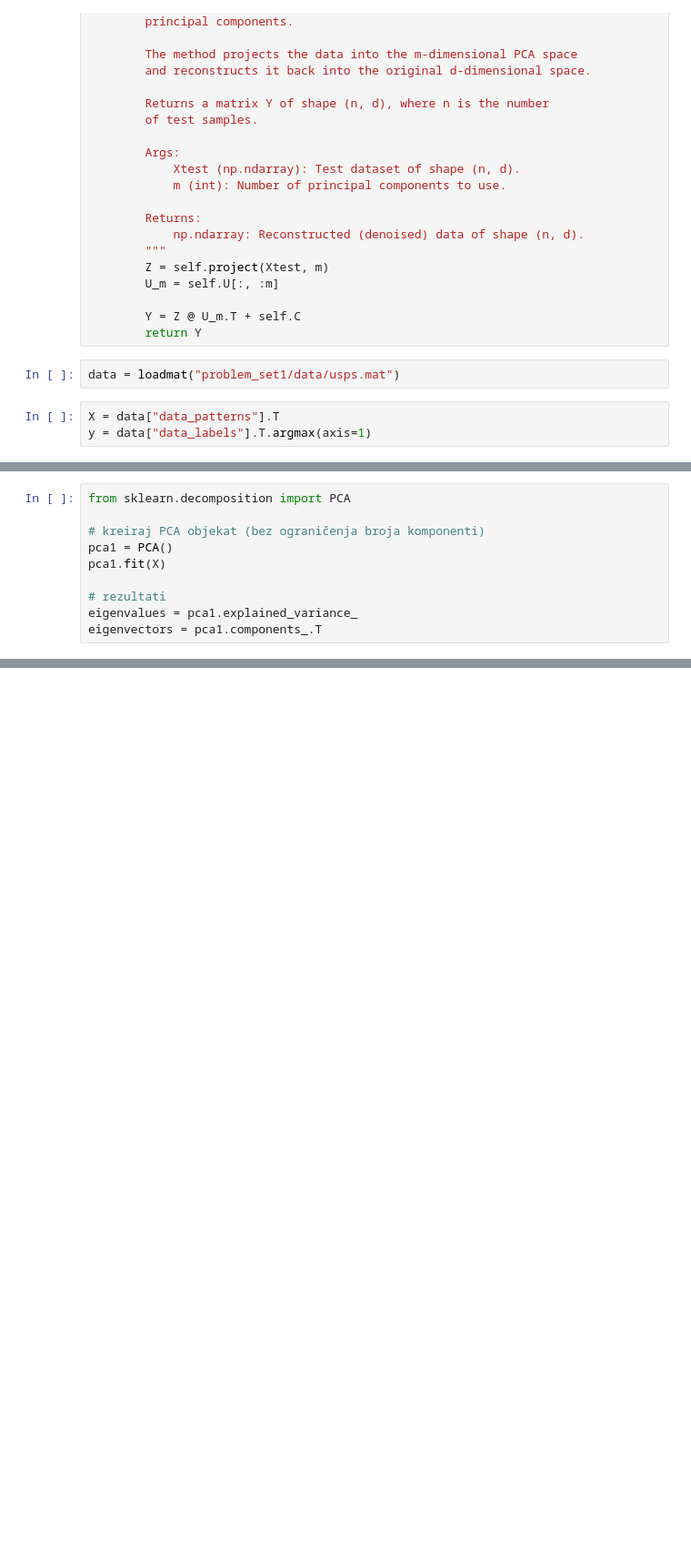
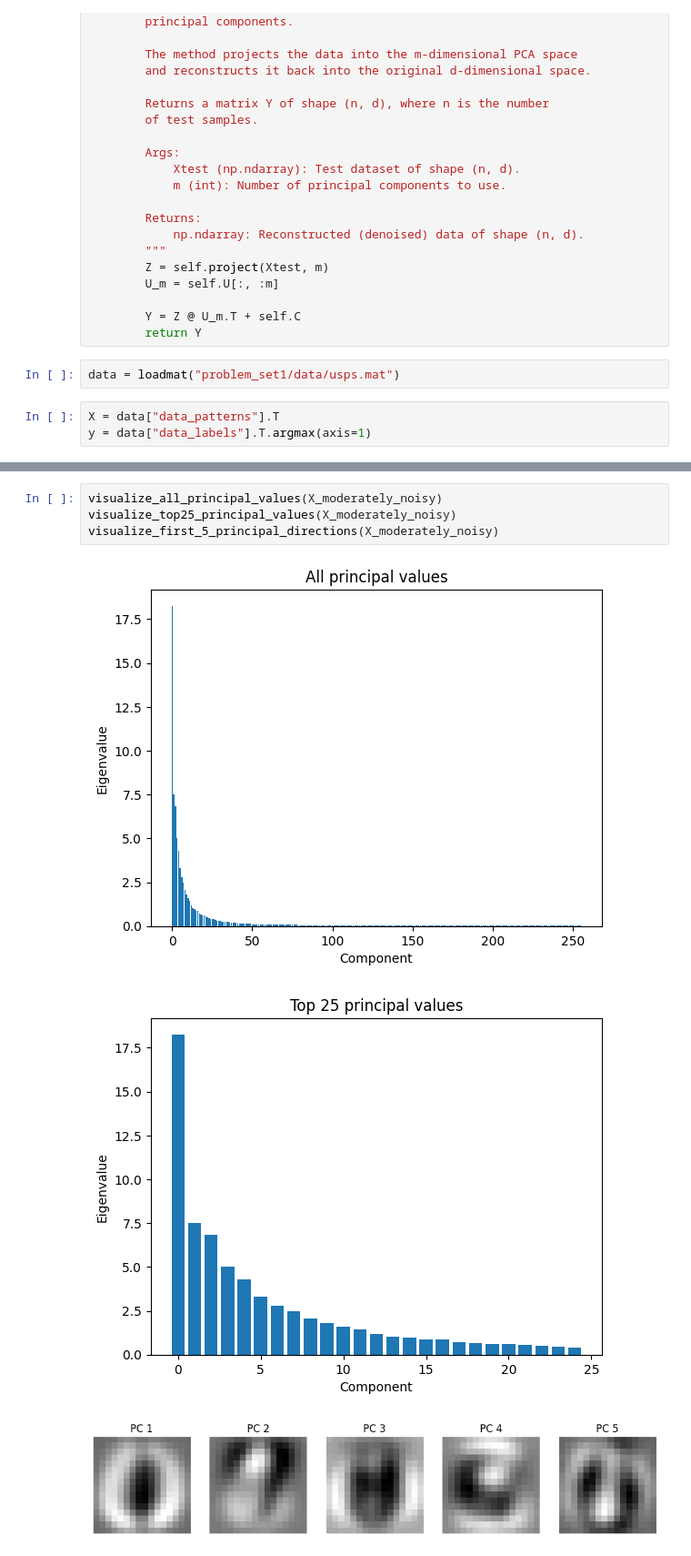
Before and after one commit to Zicko01/LabML, a Jupyter notebook: Milestone 1/1.ipynb, the cells around one changed output, grey strips where cells are left out. Shown at 91% size. Saved outputs shown, nothing was run; the diff lists cells and outputs as text; blank space fills up the shorter version.

```diff
--- a/Milestone 1/1.ipynb
+++ b/Milestone 1/1.ipynb
@@ -90,10 +87,0 @@ pca = PCA(X)
-# %%
-from sklearn.decomposition import PCA
-
-# kreiraj PCA objekat (bez ograničenja broja komponenti)
-pca1 = PCA()
-pca1.fit(X)
-
-# rezultati
-eigenvalues = pca1.explained_variance_
-eigenvectors = pca1.components_.T
@@ -161,0 +177,8 @@ plt.show()
+# %%
+visualize_all_principal_values(X_moderately_noisy)
+visualize_top25_principal_values(X_moderately_noisy)
+visualize_first_5_principal_directions(X_moderately_noisy)
+# %% [output]
+[figure, added]
+[figure, added]
+[figure, added]
```
Also changed, not shown: parts of 17 cells of this notebook.
